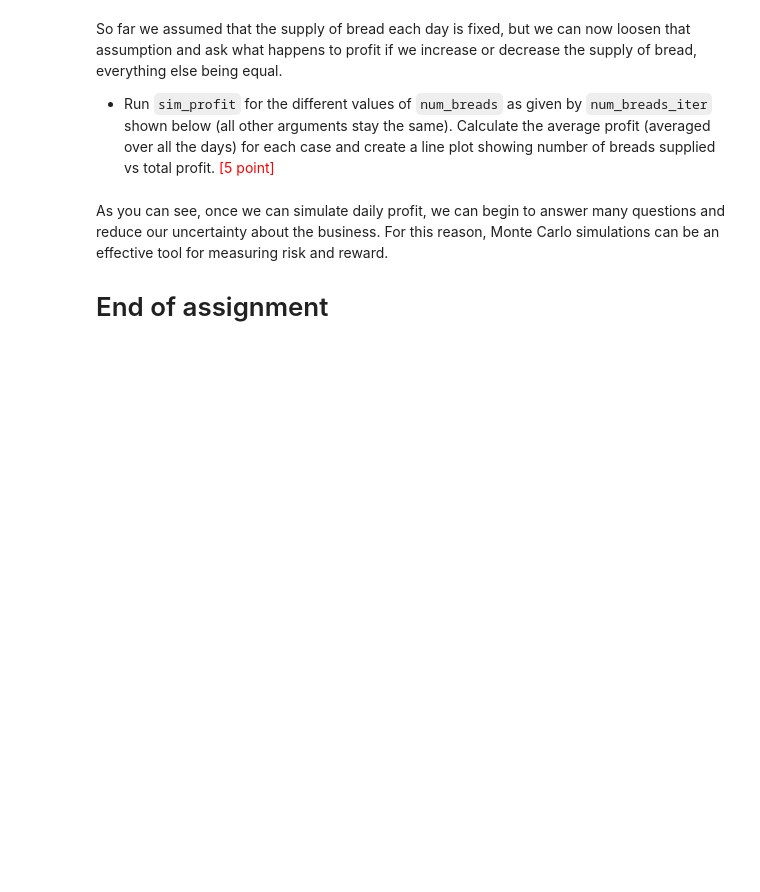
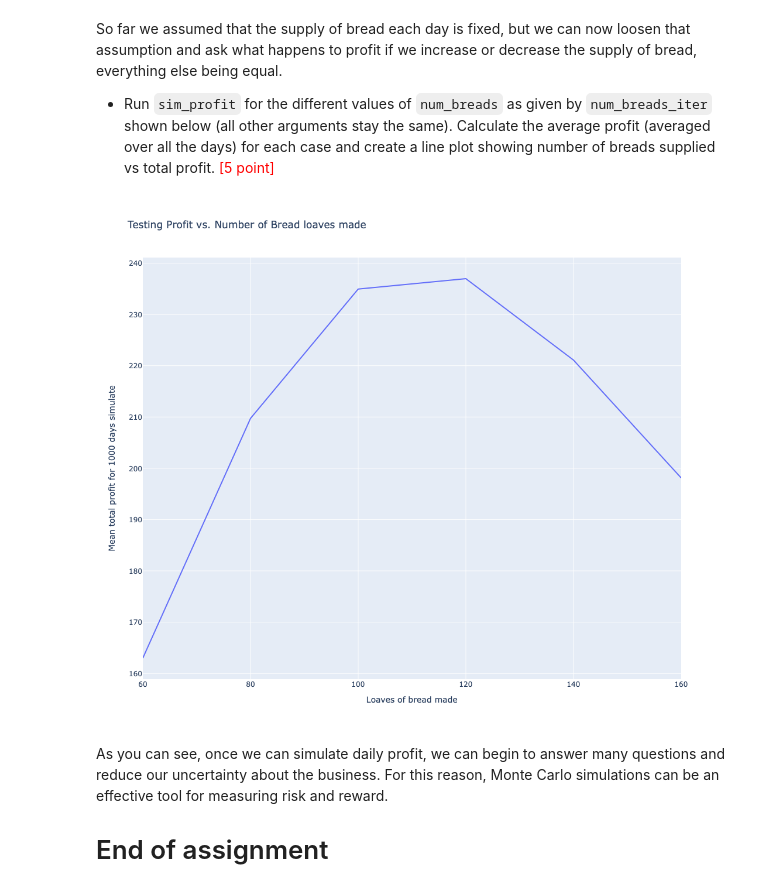
Before and after one commit to darynwhite/DataScienceCert, a Jupyter notebook: DSCI520/Assignments/DarynWhite-L04-submitted.ipynb, the cells around one changed output. Drawn from its saved outputs; the diff is of its cells as text; code cells hidden in the pictures; blank space fills up the shorter version.

```diff
--- a/DSCI520/Assignments/DarynWhite-L04-submitted.ipynb
+++ b/DSCI520/Assignments/DarynWhite-L04-submitted.ipynb
@@ -161,13 +216,14 @@ for n,count in enumerate(num_breads_iter):
 # %%
 pxp.line(
     bread_varies,
     x='num_breads',
     y='profit',
     height=900,
-    width=1200,
     title="Testing Profit vs. Number of Bread loaves made",
     labels={'num_breads':"Loaves of bread made",'profit':f"Mean total profit for {num_days} days simulate"}
     )
+# %% [output]
+[figure, added]
 # %% [markdown]
 As you can see, once we can simulate daily profit, we can begin to answer many questions and reduce our uncertainty about the business. For this reason, Monte Carlo simulations can be an effective tool for measuring risk and reward.
 
```
Also changed, not shown: parts of 8 cells of this notebook.
